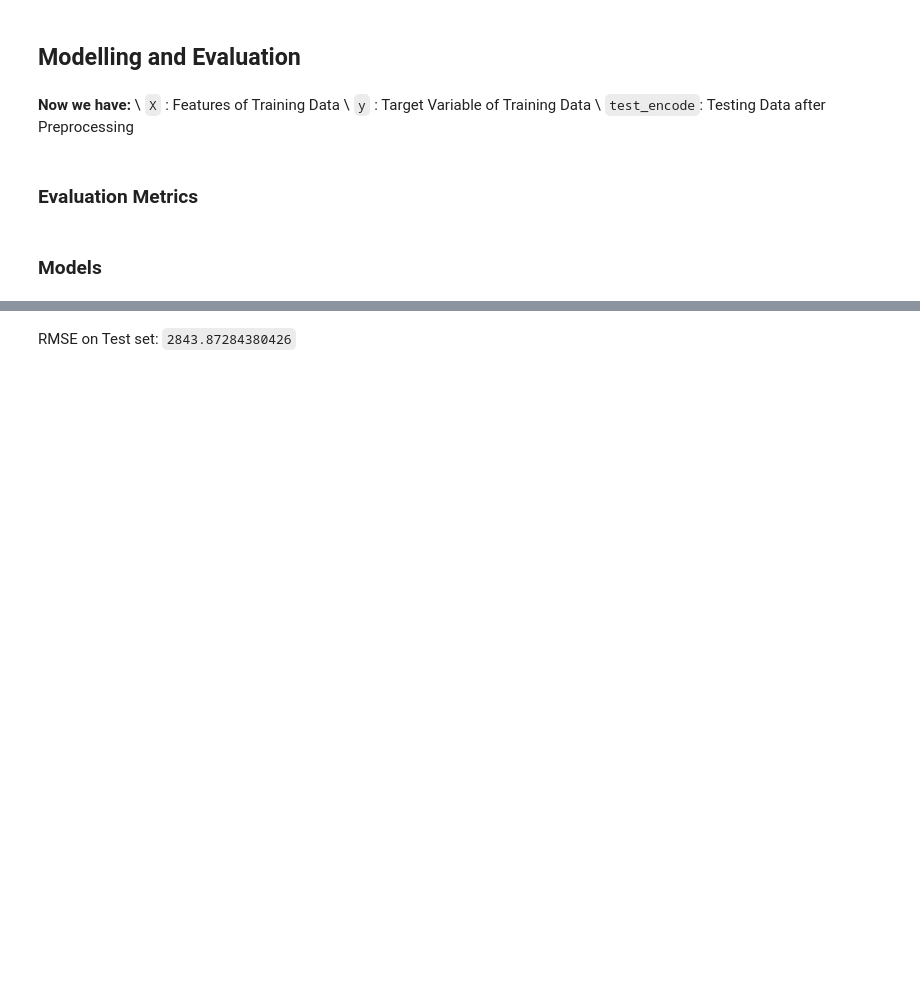
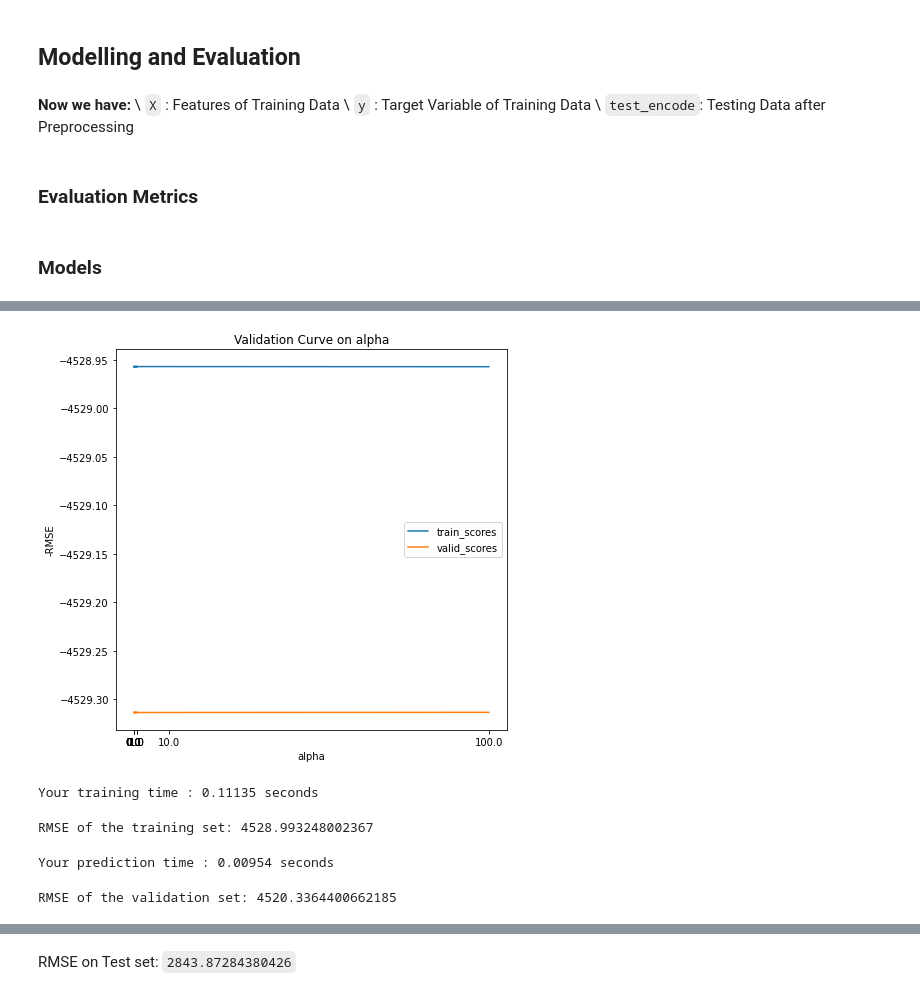
Before and after one commit to QuangDuc-HUST/ML.DSAI.20212.07.BlackFridayDayPrediction, a Jupyter notebook: src/ML_BlackFriday_Notebook_QD.ipynb, the cells around one changed output, grey strips where cells are left out. Cells and saved outputs as stored; diff of their text form; code cells hidden in the pictures; blank space fills up the shorter version.

```diff
--- a/src/ML_BlackFriday_Notebook_QD.ipynb
+++ b/src/ML_BlackFriday_Notebook_QD.ipynb
@@ -679,0 +804,8 @@ for train_index, val_index in kf.split(X,y):
+# %%
+tuned_parameters = [{'alpha': [10e-4, 10e-3, 10e-2, 10e-1, 0 , 1 , 10, 100]}]
+# %%
+train_scores, val_scores = validation_curve(Ridge(), X_train, y_train, param_name ='alpha', param_range=tuned_parameters[0]['alpha'], scoring = RMSE_score)
+# %%
+plot_validation_curve(train_scores, val_scores, 'alpha', tuned_parameters[0]['alpha'])
+# %% [output]
+[figure, added]
@@ -679,0 +814,6 @@ for train_index, val_index in kf.split(X,y):
+# %%
+timer.start()
+ridgeModel.fit(X_train, y_train)
+timer.tick("Your training time")
+# %% [output]
+Your training time : 0.11135 seconds
@@ -679,0 +822,16 @@ for train_index, val_index in kf.split(X,y):
+# %%
+print("RMSE of the training set:", end = " ")
+print(myRMSE(y_train_result, y_train))
+# %% [output]
+RMSE of the training set: 4528.993248002367
+# %%
+timer.start()
+y_val_result = ridgeModel.predict(X_val)
+timer.tick("Your prediction time")
+# %% [output]
+Your prediction time : 0.00954 seconds
+# %%
+print("RMSE of the validation set:", end = " ")
+print(myRMSE(y_val_result, y_val))
+# %% [output]
+RMSE of the validation set: 4520.3364400662185
```
Also changed, not shown: parts of 151 cells of this notebook.
